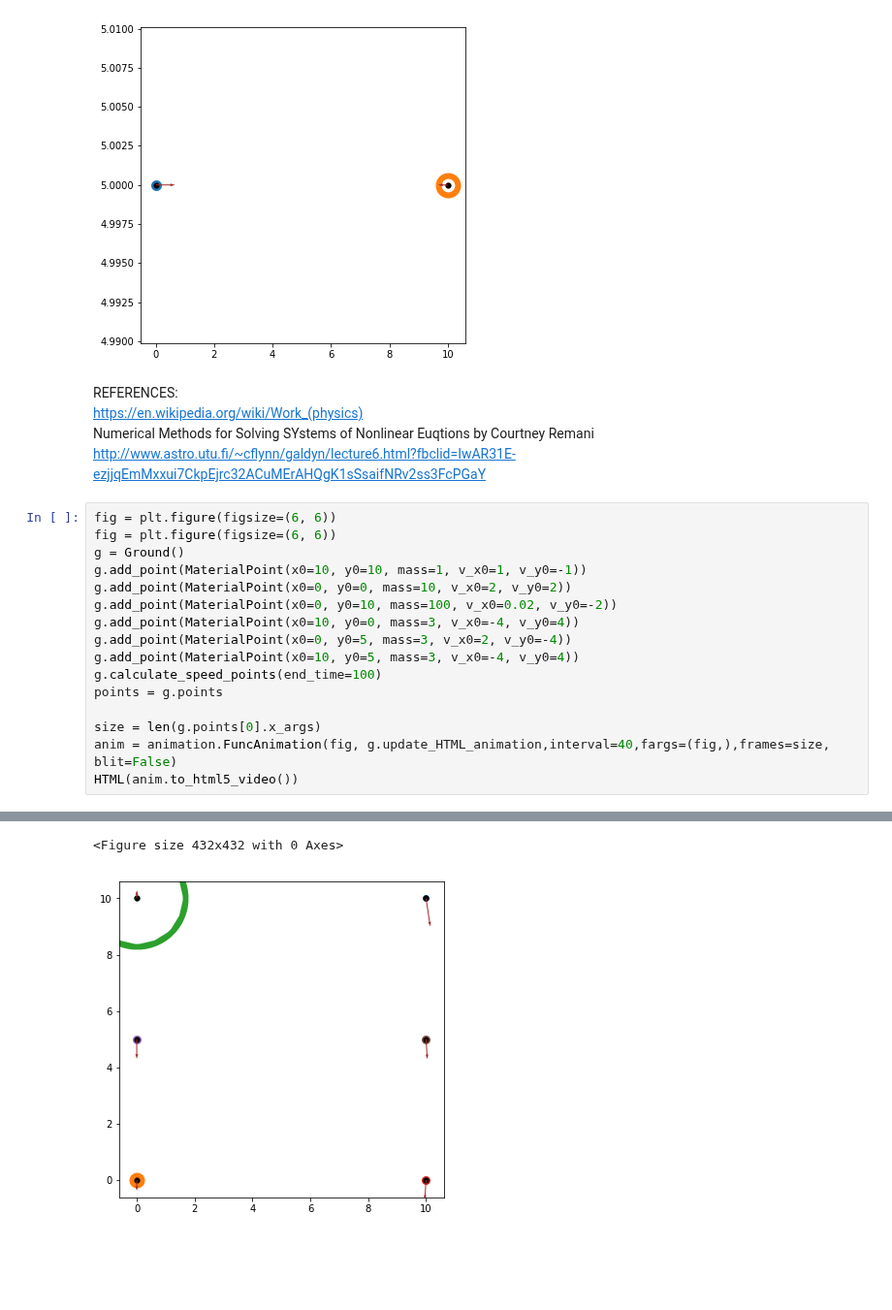
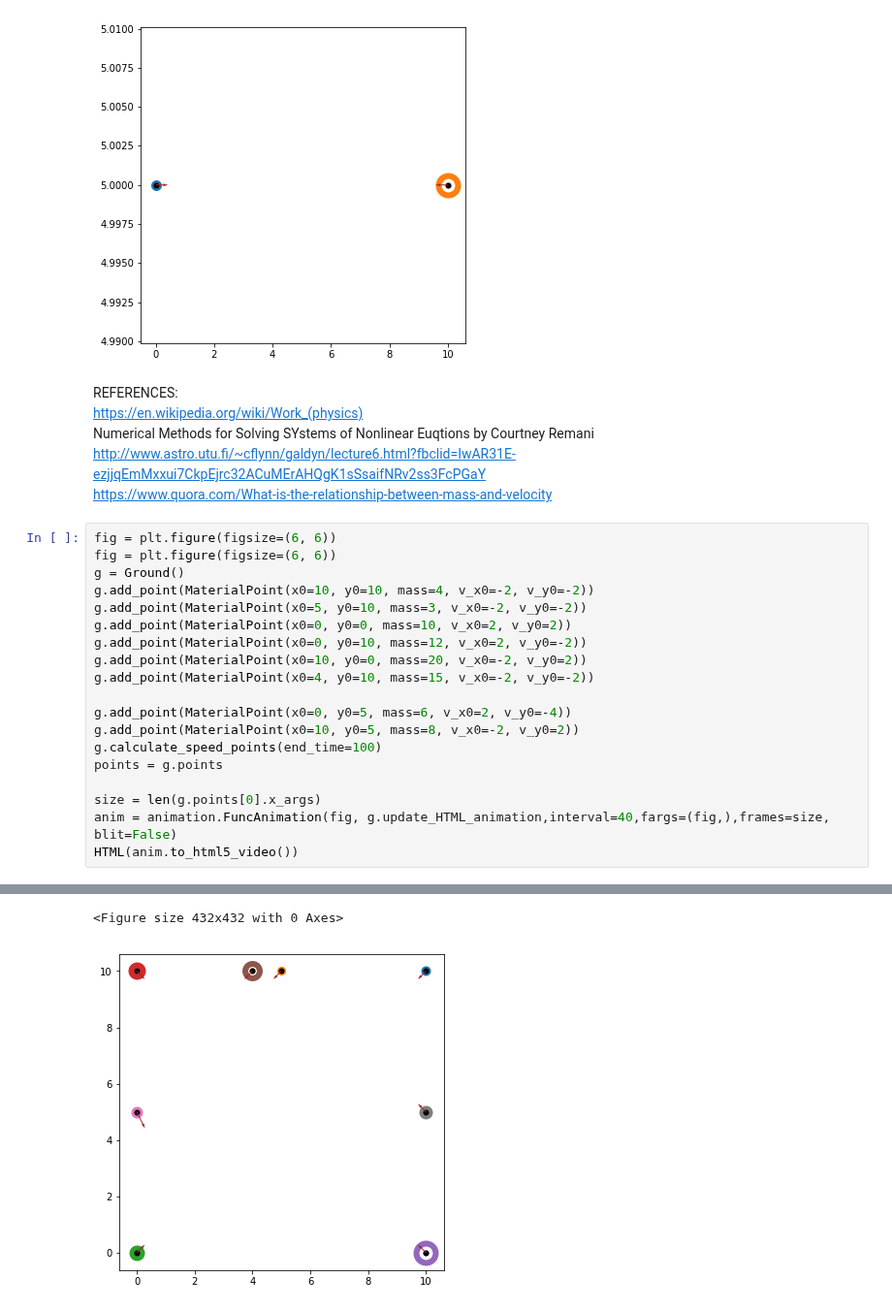
Before and after one commit to daodavid/mechanics, a Jupyter notebook: Mechanics.ipynb, the cells around one changed output, grey strips where cells are left out. Shown at 97% size. Cells and saved outputs as stored; diff of their text form; blank space fills up the shorter version.

```diff
--- a/Mechanics.ipynb
+++ b/Mechanics.ipynb
@@ -212,24 +215,28 @@ HTML(anim.to_html5_video())
 REFERENCES: <br>
 https://en.wikipedia.org/wiki/Work_(physics) <br>
 Numerical Methods for Solving SYstems of Nonlinear Euqtions by Courtney Remani
-http://www.astro.utu.fi/~cflynn/galdyn/lecture6.html?fbclid=IwAR31E-ezjjqEmMxxui7CkpEjrc32ACuMErAHQgK1sSsaifNRv2ss3FcPGaY
+http://www.astro.utu.fi/~cflynn/galdyn/lecture6.html?fbclid=IwAR31E-ezjjqEmMxxui7CkpEjrc32ACuMErAHQgK1sSsaifNRv2ss3FcPGaY <br>
+https://www.quora.com/What-is-the-relationship-between-mass-and-velocity
 # %%
 fig = plt.figure(figsize=(6, 6))
 fig = plt.figure(figsize=(6, 6))
 g = Ground()
-g.add_point(MaterialPoint(x0=10, y0=10, mass=1, v_x0=1, v_y0=-1))
+g.add_point(MaterialPoint(x0=10, y0=10, mass=4, v_x0=-2, v_y0=-2))
+g.add_point(MaterialPoint(x0=5, y0=10, mass=3, v_x0=-2, v_y0=-2))
 g.add_point(MaterialPoint(x0=0, y0=0, mass=10, v_x0=2, v_y0=2))
-g.add_point(MaterialPoint(x0=0, y0=10, mass=100, v_x0=0.02, v_y0=-2))
-g.add_point(MaterialPoint(x0=10, y0=0, mass=3, v_x0=-4, v_y0=4))
-g.add_point(MaterialPoint(x0=0, y0=5, mass=3, v_x0=2, v_y0=-4))
-g.add_point(MaterialPoint(x0=10, y0=5, mass=3, v_x0=-4, v_y0=4))
+g.add_point(MaterialPoint(x0=0, y0=10, mass=12, v_x0=2, v_y0=-2))
+g.add_point(MaterialPoint(x0=10, y0=0, mass=20, v_x0=-2, v_y0=2))
+g.add_point(MaterialPoint(x0=4, y0=10, mass=15, v_x0=-2, v_y0=-2))
+
+g.add_point(MaterialPoint(x0=0, y0=5, mass=6, v_x0=2, v_y0=-4))
+g.add_point(MaterialPoint(x0=10, y0=5, mass=8, v_x0=-2, v_y0=2))
 g.calculate_speed_points(end_time=100)
 points = g.points
 
 size = len(g.points[0].x_args)
 anim = animation.FuncAnimation(fig, g.update_HTML_animation,interval=40,fargs=(fig,),frames=size, blit=False)
 HTML(anim.to_html5_video())
 # %% [output]
 [interactive output not drawn]
 <Figure size 432x432 with 0 Axes>
-[figure, old version]
+[figure, new version]
```
Also changed, not shown: parts of 4 cells of this notebook, 2 other files.
